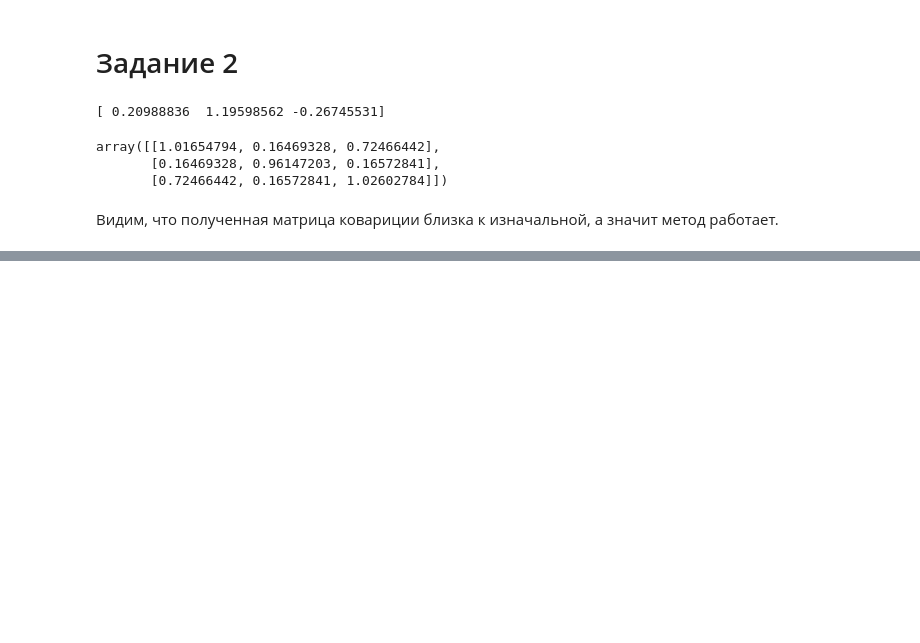
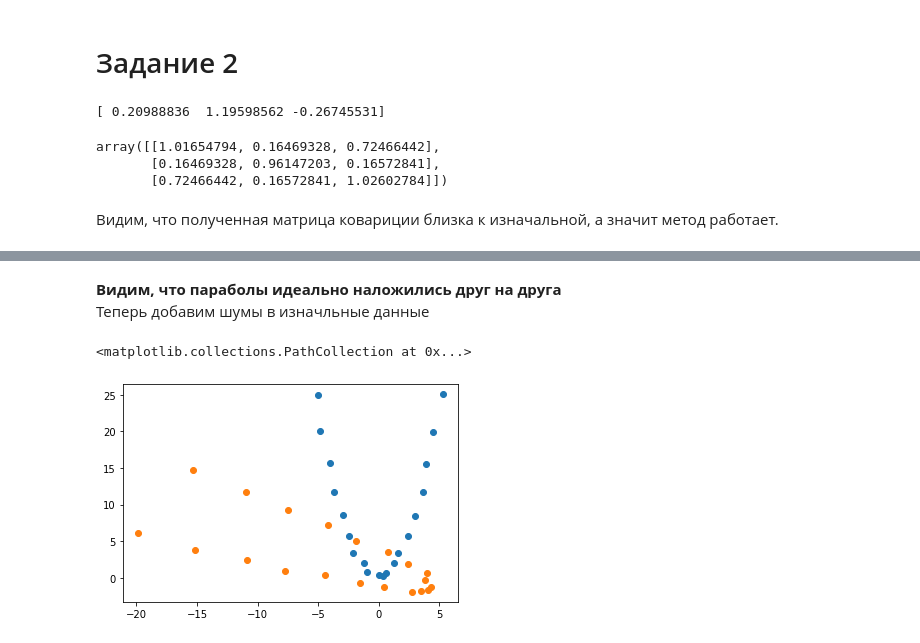
Before and after one commit to comradecoastal/computational_math_mipt, a Jupyter notebook: module_1/week_4/hw_1_4.ipynb, the cells around one changed output, grey strips where cells are left out. Drawn from its saved outputs; the diff is of its cells as text; code cells hidden in the pictures; blank space fills up the shorter version.

```diff
--- a/module_1/week_4/hw_1_4.ipynb
+++ b/module_1/week_4/hw_1_4.ipynb
@@ -60,0 +174,12 @@ array([[1.01654794, 0.16469328, 0.72466442],
+# %% [markdown]
+**Видим, что параболы идеально наложились друг на друга**
+Теперь добавим шумы в изначльные данные
+# %%
+Xn_0 = X_0 + sps.norm.rvs(size=(2, 20), scale=0.2)
+Xn_1 = X_1 + sps.norm.rvs(size=(2, 20), scale=0.2)
+
+plt.scatter(Xn_0[0], Xn_0[1])
+plt.scatter(Xn_1[0], Xn_1[1])
+# %% [output]
+<matplotlib.collections.PathCollection at 0x...>
+[figure, added]
```
Also changed, not shown: parts of 17 cells of this notebook, 2 other files.
